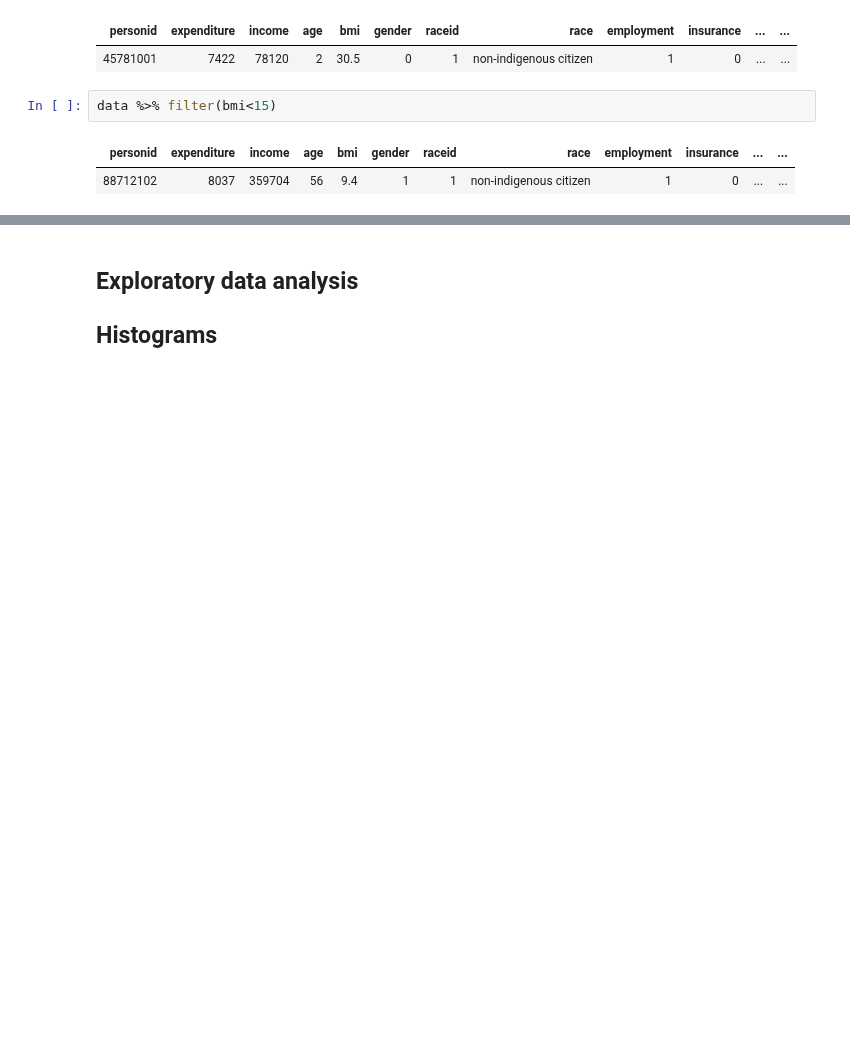
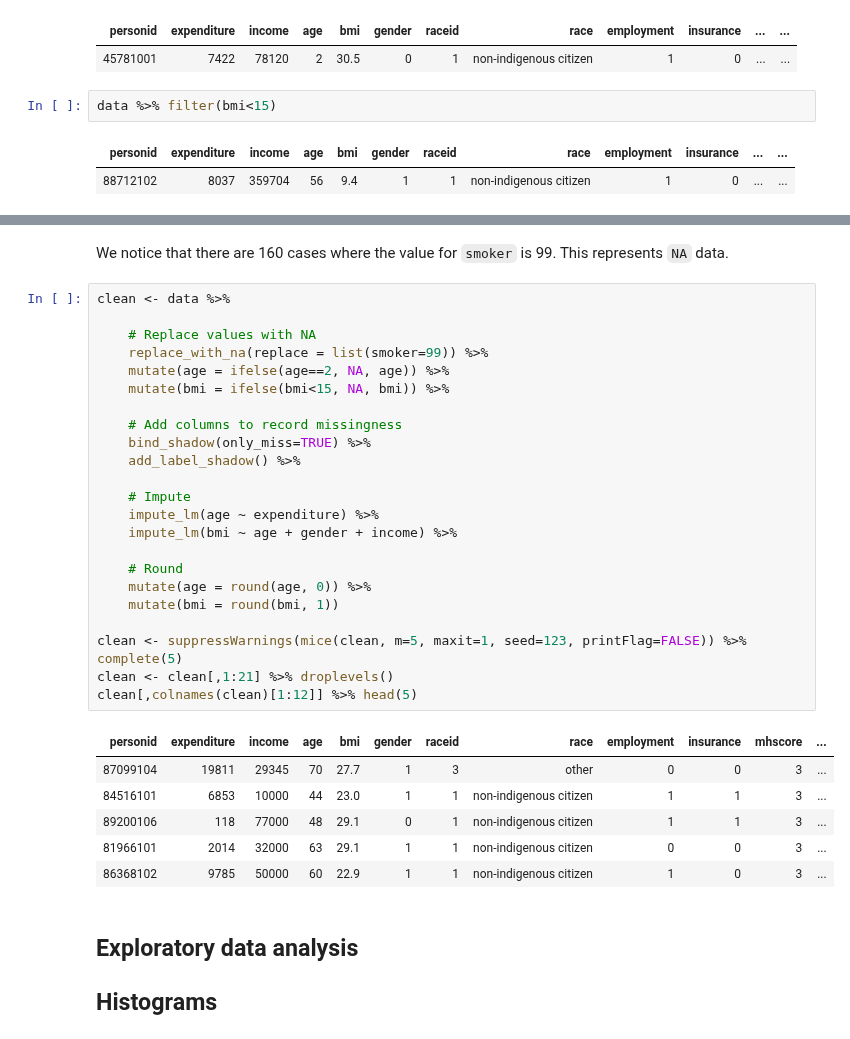
Before and after one commit to LanceWhitehorn/ACST4005, a Jupyter notebook: assignment/Assignment.ipynb, the cells around one changed output, grey strips where cells are left out. Drawn from its saved outputs; the diff is of its cells as text; blank space fills up the shorter version.

```diff
--- a/assignment/Assignment.ipynb
+++ b/assignment/Assignment.ipynb
@@ -123,3 +133,35 @@ data %>% filter(bmi<15)
+# %% [markdown]
+We notice that there are 160 cases where the value for `smoker` is 99. This represents `NA` data.
+# %%
+clean <- data %>%
+
+    # Replace values with NA
+    replace_with_na(replace = list(smoker=99)) %>%
+    mutate(age = ifelse(age==2, NA, age)) %>%
+    mutate(bmi = ifelse(bmi<15, NA, bmi)) %>%
+
+    # Add columns to record missingness
+    bind_shadow(only_miss=TRUE) %>%
+    add_label_shadow() %>%
+
+    # Impute
+    impute_lm(age ~ expenditure) %>%
+    impute_lm(bmi ~ age + gender + income) %>%
+
+    # Round
+    mutate(age = round(age, 0)) %>%
+    mutate(bmi = round(bmi, 1))
+
+clean <- suppressWarnings(mice(clean, m=5, maxit=1, seed=123, printFlag=FALSE)) %>% complete(5)
+clean <- clean[,1:21] %>% droplevels()
+clean[,colnames(clean)[1:12]] %>% head(5)
+# %% [output]
+| personid | expenditure | income | age | bmi | gender | raceid | race | employment | insurance | mhscore | ... |
+| 87099104 | 19811 | 29345 | 70 | 27.7 | 1 | 3 | other | 0 | 0 | 3 | ... |
+| 84516101 | 6853 | 10000 | 44 | 23.0 | 1 | 1 | non-indigenous citizen | 1 | 1 | 3 | ... |
+| 89200106 | 118 | 77000 | 48 | 29.1 | 0 | 1 | non-indigenous citizen | 1 | 1 | 3 | ... |
+| 81966101 | 2014 | 32000 | 63 | 29.1 | 1 | 1 | non-indigenous citizen | 0 | 0 | 3 | ... |
+| 86368102 | 9785 | 50000 | 60 | 22.9 | 1 | 1 | non-indigenous citizen | 1 | 0 | 3 | ... |
 # %% [markdown]
 ## Exploratory data analysis
 
```
Also changed, not shown: parts of 15 cells of this notebook.
